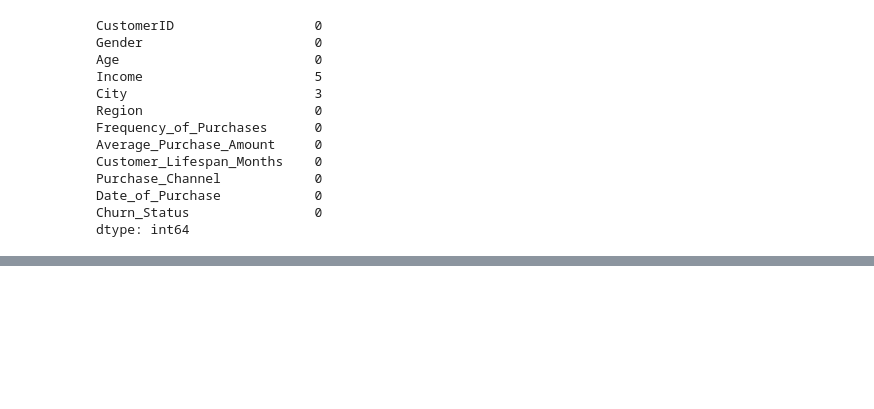
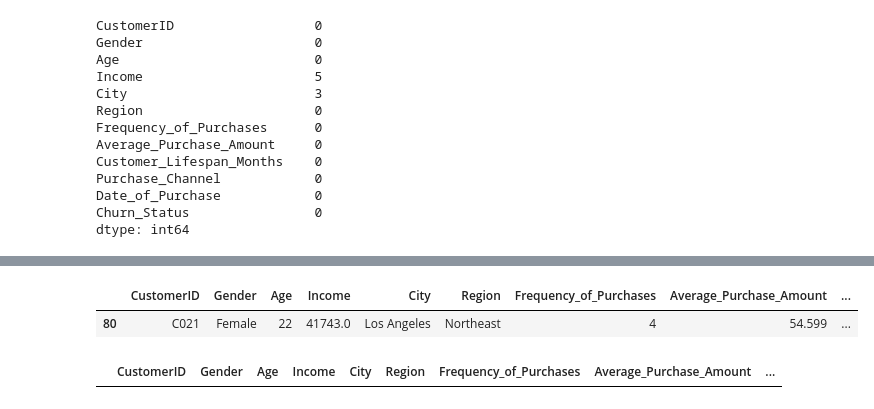
Before and after one commit to nsn-mah6/data_analysis_Beginnning, a Jupyter notebook: data_analysis.ipynb, the cells around one changed output, grey strips where cells are left out. Cells and saved outputs as stored; diff of their text form; code cells hidden in the pictures; blank space fills up the shorter version.

Commit message:
handling invalid values and duplicated data

```diff
--- a/data_analysis.ipynb
+++ b/data_analysis.ipynb
@@ -65,0 +117,3 @@ ModuleNotFoundError: No module named 'sklearn'
+# %%
+# Removing Invalid Values
+df = df[df['Customer_Lifespan_Months'] != 'XXXX']
@@ -65,0 +128,3 @@ ModuleNotFoundError: No module named 'sklearn'
+# %%
+# Converting Data Type to Integer
+df['Customer_Lifespan_Months'] = df['Customer_Lifespan_Months'].astype(int)
@@ -65,0 +137,3 @@ ModuleNotFoundError: No module named 'sklearn'
+# %%
+# Converting Data Type to Datetime
+df['Date_of_Purchase'] = pd.to_datetime(df['Date_of_Purchase'])
@@ -65,0 +173,7 @@ ModuleNotFoundError: No module named 'sklearn'
+# %%
+# Checking Duplicate Data
+duplicates = df.duplicated()
+df[duplicates]
+# %% [output]
+|  | CustomerID | Gender | Age | Income | City | Region | Frequency_of_Purchases | Average_Purchase_Amount | ... |
+| 80 | C021 | Female | 22 | 41743.0 | Los Angeles | Northeast | 4 | 54.599 | ... |
@@ -65,0 +183,6 @@ ModuleNotFoundError: No module named 'sklearn'
+# %%
+# Checking Duplicate Data
+duplicates = df.duplicated()
+df[duplicates]
+# %% [output]
+|  | CustomerID | Gender | Age | Income | City | Region | Frequency_of_Purchases | Average_Purchase_Amount | ... |
```
Also changed, not shown: parts of 11 cells of this notebook.
